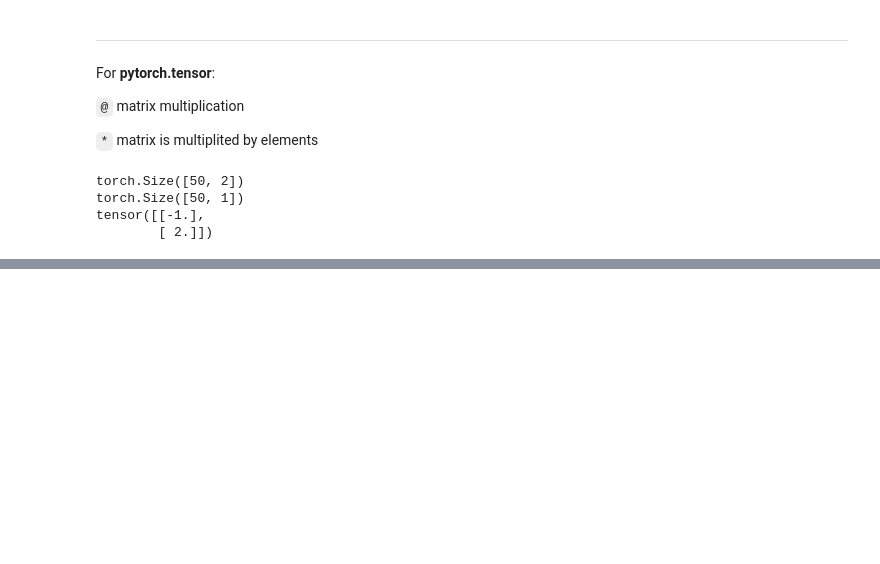
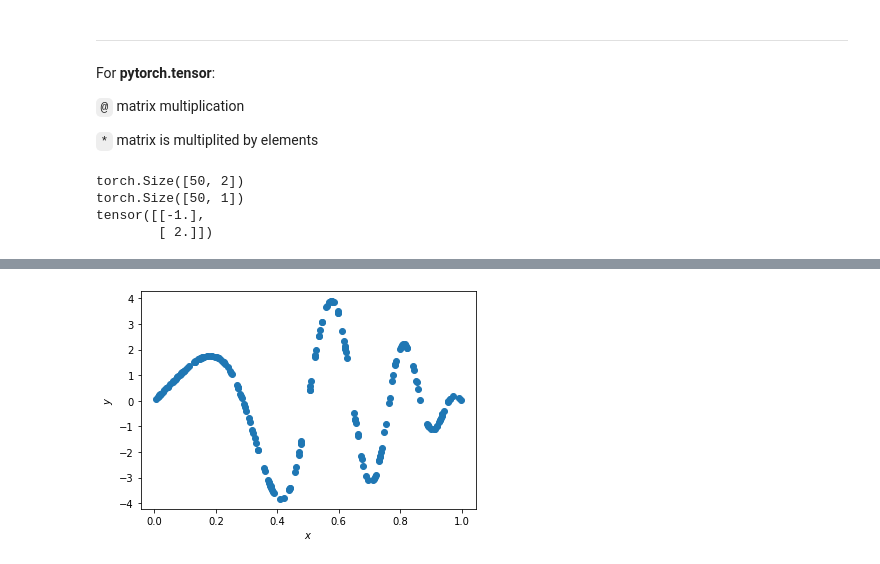
Before and after one commit to zlj-zz/zlj-zz.github.io, a Jupyter notebook: source/jupyter_note/test.1.ipynb, the cells around one changed output, grey strips where cells are left out. Saved outputs shown, nothing was run; the diff lists cells and outputs as text; code cells hidden in the pictures; blank space fills up the shorter version.

```diff
--- a/source/jupyter_note/test.1.ipynb
+++ b/source/jupyter_note/test.1.ipynb
@@ -143,0 +247,16 @@ iter    loss    w
+# %%
+%matplotlib inline
+
+d = 1
+n = 200
+X = torch.rand(n, d)
+y = 4 * torch.sin(np.pi * X) * torch.cos(6 * np.pi * X**2)
+
+plt.scatter(X.numpy(), y.numpy())
+
+plt.ylabel('$y$')
+plt.xlabel('$x$')
+
+plt.show()
+# %% [output]
+[figure, added]
```
Also changed, not shown: parts of 13 cells of this notebook.
